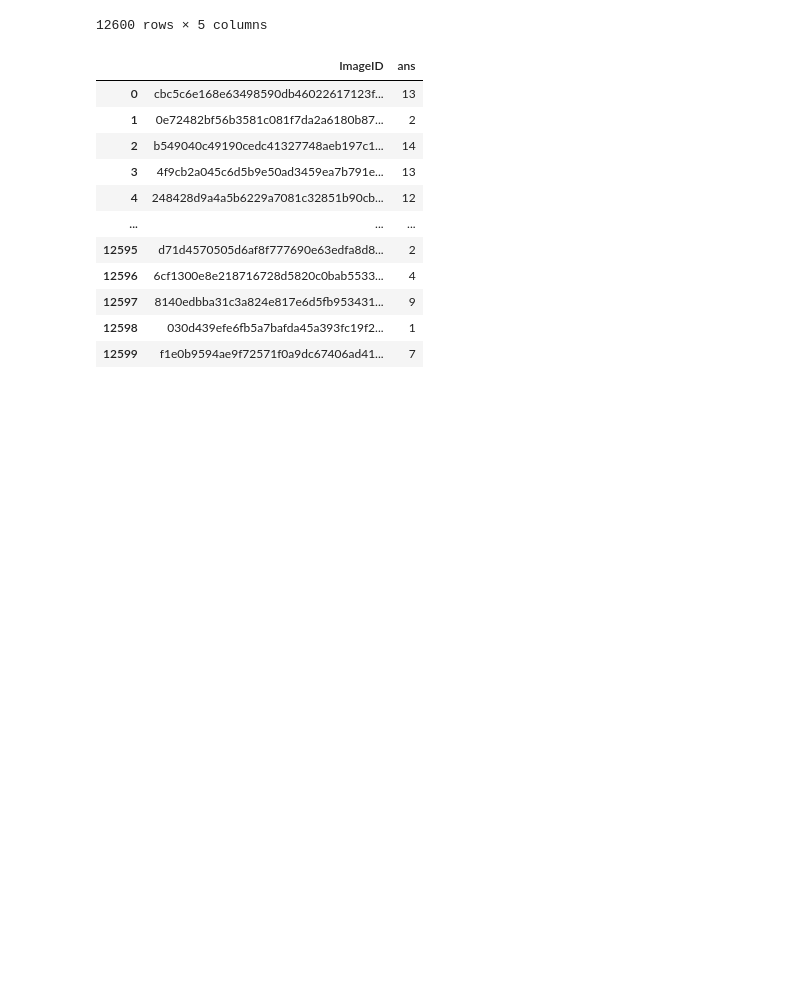
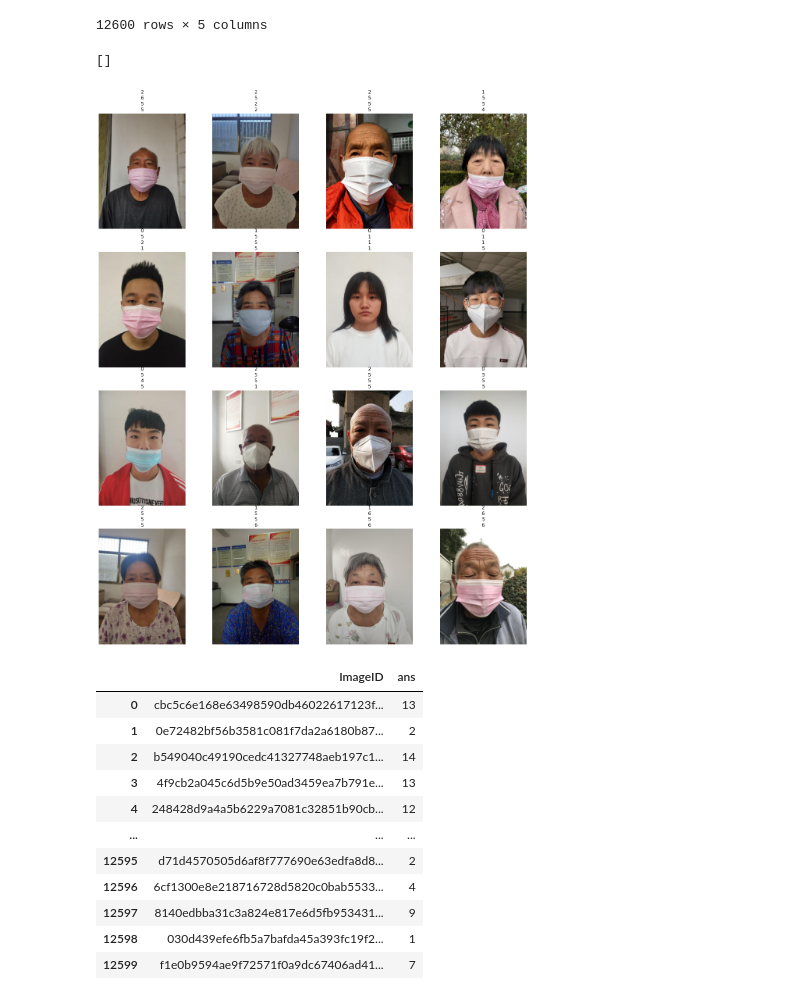
Before and after one commit to KimSeungHyun1217/mask_age_gender_classification, a Jupyter notebook: util/예전거/evaluate_result4.ipynb, the cells around one changed output. Cells and saved outputs as stored; diff of their text form; code cells hidden in the pictures; blank space fills up the shorter version.

```diff
--- a/util/예전거/evaluate_result4.ipynb
+++ b/util/예전거/evaluate_result4.ipynb
@@ -49,22 +51,25 @@ def get_age(idx):
         result = 2
     return mask * 6 + gender * 3 + result
 # %%
-# NUM_SHOW = 4
-# TOTAL = NUM_SHOW * NUM_SHOW
+NUM_SHOW = 4
+TOTAL = NUM_SHOW * NUM_SHOW
 
-# plt.figure(figsize=(20,25))
+plt.figure(figsize=(20,25))
 
-# start_idx = np.random.randint(0,len(df) - TOTAL)
-# cnt = 1
-# for idx in range(start_idx, start_idx + TOTAL):
-#     img = Image.open(IMG_DIR / df.loc[idx, 'ImageID'])
-#     plt.subplot(NUM_SHOW, NUM_SHOW, cnt)
-#     plt.imshow(img)
-#     plt.title(get_label_verbosity(idx))
-#     plt.axis('off')
-#     cnt += 1
+start_idx = np.random.randint(0,len(df) - TOTAL)
+cnt = 1
+for idx in range(start_idx, start_idx + TOTAL):
+    img = Image.open(IMG_DIR / df.loc[idx, 'ImageID'])
+    plt.subplot(NUM_SHOW, NUM_SHOW, cnt)
+    plt.imshow(img)
+    plt.title(get_label_verbosity(idx))
+    plt.axis('off')
+    cnt += 1
 
-# plt.plot()
+plt.plot()
+# %% [output]
+[]
+[figure, added]
 # %%
 df_out = pd.DataFrame(None, columns = ['ImageID', 'ans'])
 # %%
```
Also changed, not shown: parts of 2 cells of this notebook, 1 other file.
